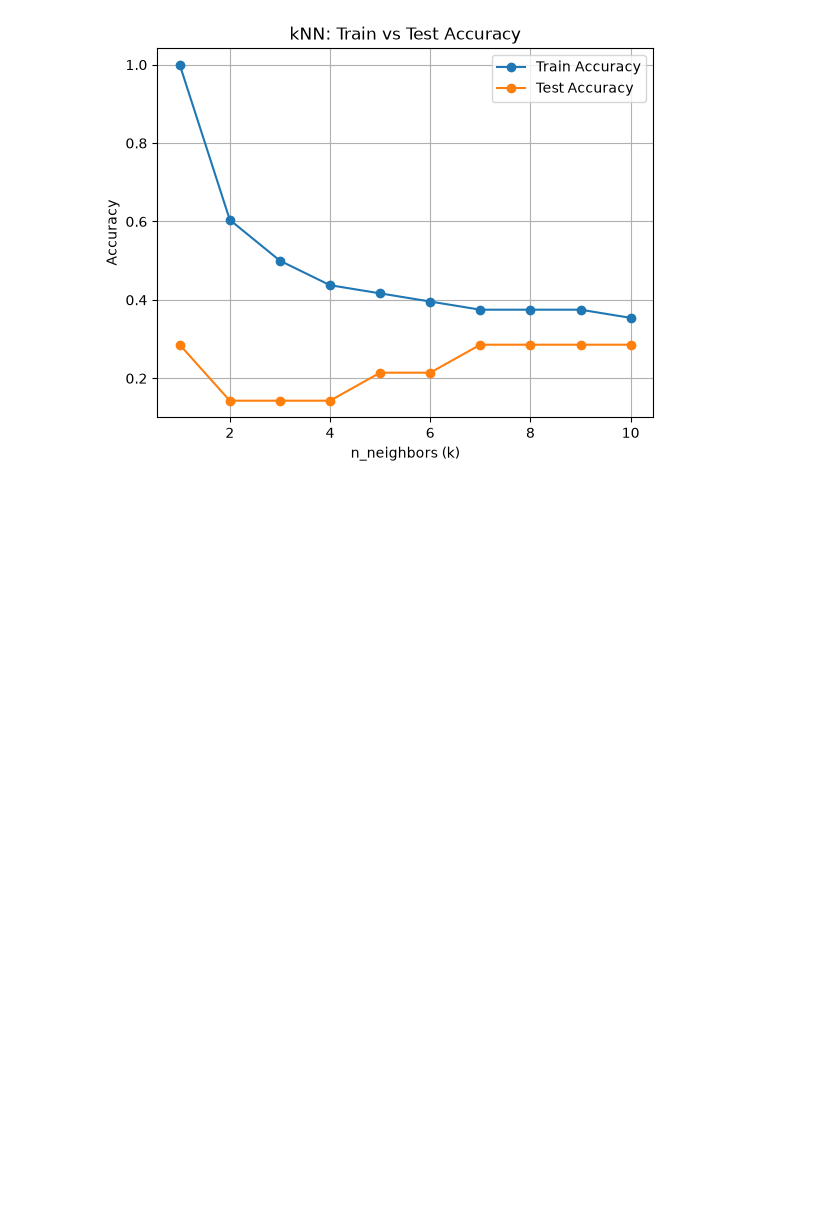
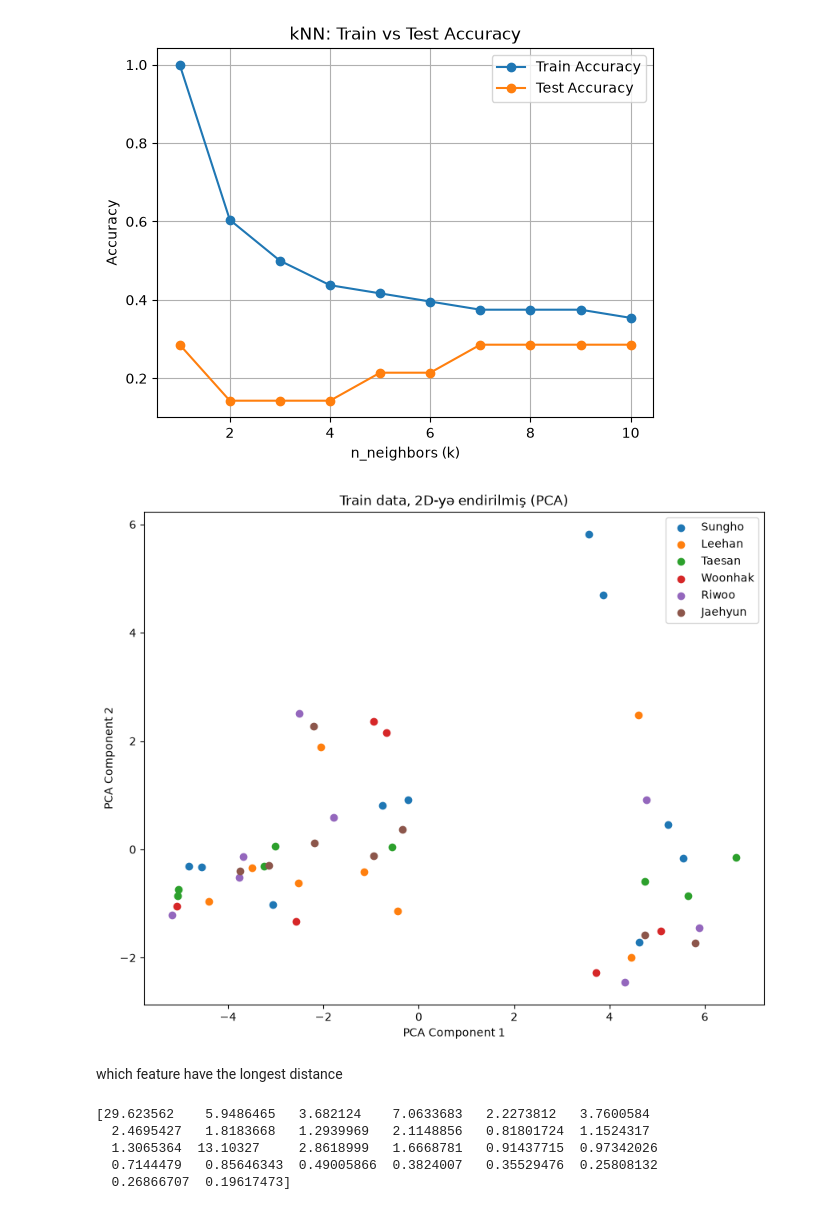
Before and after one commit to LeylAIeva/1doorNvoices, a Jupyter notebook: notebooks/explore.ipynb, the cells around one changed output. Drawn from its saved outputs; the diff is of its cells as text; code cells hidden in the pictures; blank space fills up the shorter version.

```diff
--- a/notebooks/explore.ipynb
+++ b/notebooks/explore.ipynb
@@ -198,4 +201,10 @@ print(set(y_test))
+# %%
+from sklearn.preprocessing import StandardScaler
+
+scaler = StandardScaler()
+X_train_scaled = scaler.fit_transform(X_train)
+X_test_scaled = scaler.transform(X_test)
 # %%
-model = KNeighborsClassifier(n_neighbors=10)
-model.fit(X_train, y_train)
+model = KNeighborsClassifier(n_neighbors=2)
+model.fit(X_train_scaled, y_train)
 # %% [output]
@@ -288,7 +297,7 @@ scaler = StandardScaler()
 X_train_scaled = scaler.fit_transform(X_train)
 X_test_scaled = scaler.transform(X_test)
 
-model = KNeighborsClassifier(n_neighbors=10)
+model = KNeighborsClassifier(n_neighbors=2)
 model.fit(X_train_scaled, y_train)
 y_pred = model.predict(X_test_scaled)
 
@@ -346,3 +355,43 @@ plt.grid(True)
 plt.show()
 # %% [output]
 [figure]
+# %%
+from sklearn.decomposition import PCA
+import matplotlib.pyplot as plt
+
+pca = PCA(n_components=3)
+X_train_2d = pca.fit_transform(X_train_scaled)
+
+plt.figure(figsize=(10, 8))
+for member in set(y_train):
+    mask = y_train == member
+    plt.scatter(X_train_2d[mask, 0], X_train_2d[mask, 1], label=member)
+
+plt.xlabel("PCA Component 1")
+plt.ylabel("PCA Component 2")
+plt.title("Train data, 2D-yə endirilmiş (PCA)")
+plt.legend()
+plt.show()
+# %% [output]
+[figure, added]
+# %% [markdown]
+which feature have the longest distance
+# %%
+member_list = sorted(set(y_train))
+member_means = []
+
+for member in member_list:
+    indices = [i for i, label in enumerate(y_train) if label == member]
+    avg_vector = X_train[indices].mean(axis=0)
+    member_means.append(avg_vector)
+
+member_means = np.array(member_means)
+
+feature_spread = member_means.std(axis=0)
+print(feature_spread)
+# %% [output]
+[29.623562    5.9486465   3.682124    7.0633683   2.2273812   3.7600584
+  2.4695427   1.8183668   1.2939969   2.1148856   0.81801724  1.1524317
+  1.3065364  13.10327     2.8618999   1.6668781   0.91437715  0.97342026
+  0.7144479   0.85646343  0.49005866  0.3824007   0.35529476  0.25808132
+  0.26866707  0.19617473]
```
Also changed, not shown: parts of 12 cells of this notebook.
